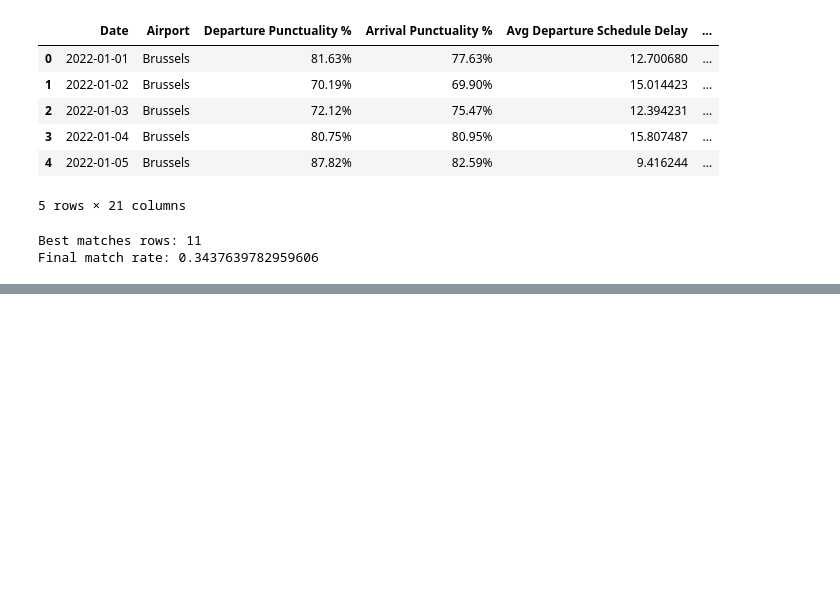
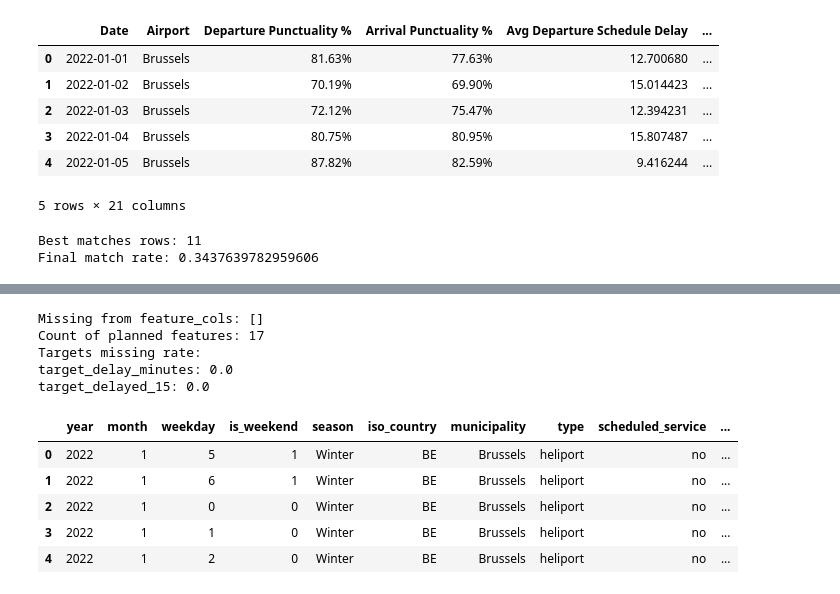
Before and after one commit to Ahmaddaghra/COMP4381_Flight_Delay_Project, a Jupyter notebook: notebooks/phase3_eda.ipynb, the cells around one changed output, grey strips where cells are left out. Cells and saved outputs as stored; diff of their text form; code cells hidden in the pictures; blank space fills up the shorter version.

```diff
--- a/notebooks/phase3_eda.ipynb
+++ b/notebooks/phase3_eda.ipynb
@@ -394,0 +604,33 @@ Final match rate: 0.3437639782959606
+# %%
+feature_cols = [
+    # date features
+    "year","month","weekday","is_weekend","season",
+    # airport metadata
+    "iso_country","municipality","type","scheduled_service",
+    "latitude_deg","longitude_deg","elevation_ft",
+    # numeric punctuality/delay
+    "dep_punctuality_pct","arr_punctuality_pct",
+    "dep_delay_min","arr_delay_min","dep_minus_arr_delay_min"
+]
+
+missing_features = [c for c in feature_cols if c not in df_feat.columns]
+print("Missing from feature_cols:", missing_features)
+print("Count of planned features:", len(feature_cols) - len(missing_features))
+
+print("Targets missing rate:")
+print("target_delay_minutes:", df_feat["target_delay_minutes"].isna().mean())
+print("target_delayed_15:", df_feat["target_delayed_15"].isna().mean())
+
+df_feat[feature_cols + ["target_delay_minutes","target_delayed_15"]].head()
+# %% [output]
+Missing from feature_cols: []
+Count of planned features: 17
+Targets missing rate:
+target_delay_minutes: 0.0
+target_delayed_15: 0.0
+|  | year | month | weekday | is_weekend | season | iso_country | municipality | type | scheduled_service | ... |
+| 0 | 2022 | 1 | 5 | 1 | Winter | BE | Brussels | heliport | no | ... |
+| 1 | 2022 | 1 | 6 | 1 | Winter | BE | Brussels | heliport | no | ... |
+| 2 | 2022 | 1 | 0 | 0 | Winter | BE | Brussels | heliport | no | ... |
+| 3 | 2022 | 1 | 1 | 0 | Winter | BE | Brussels | heliport | no | ... |
+| 4 | 2022 | 1 | 2 | 0 | Winter | BE | Brussels | heliport | no | ... |
```
Also changed, not shown: parts of 13 cells of this notebook.
